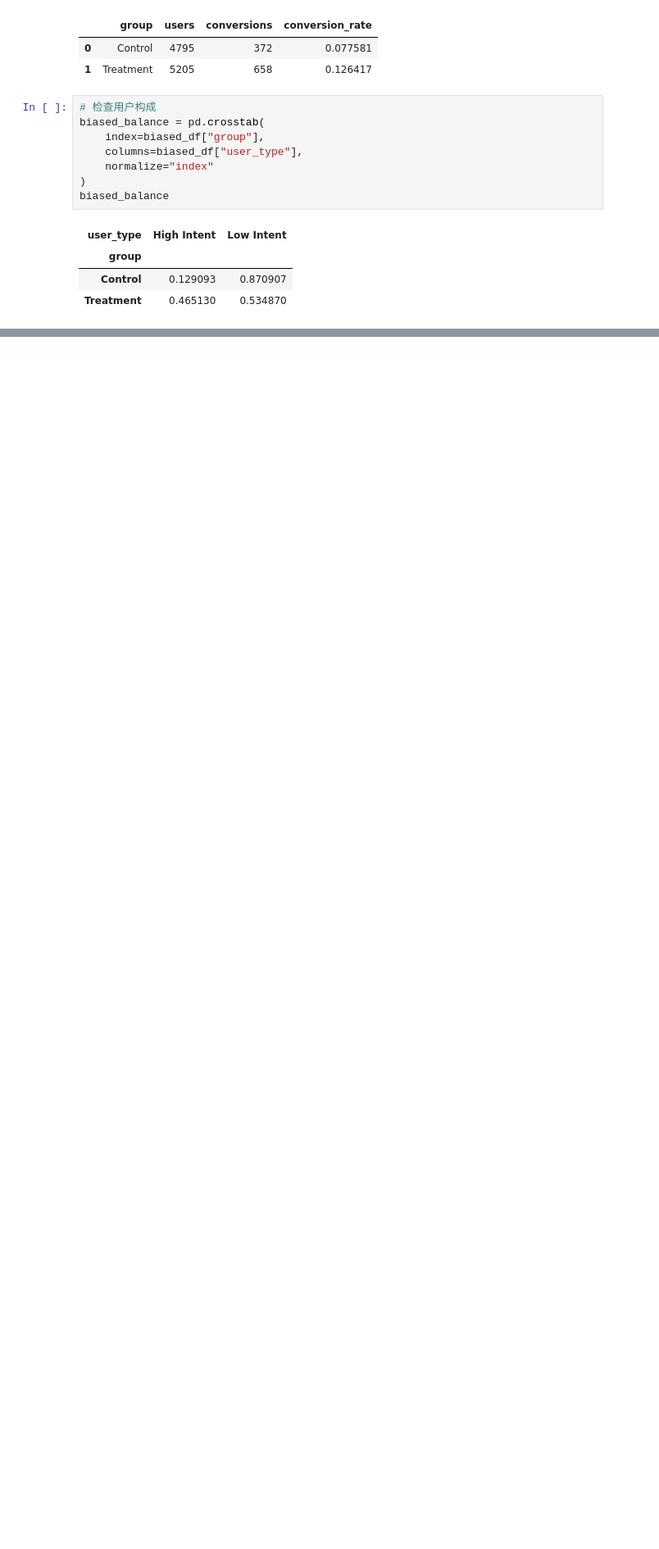
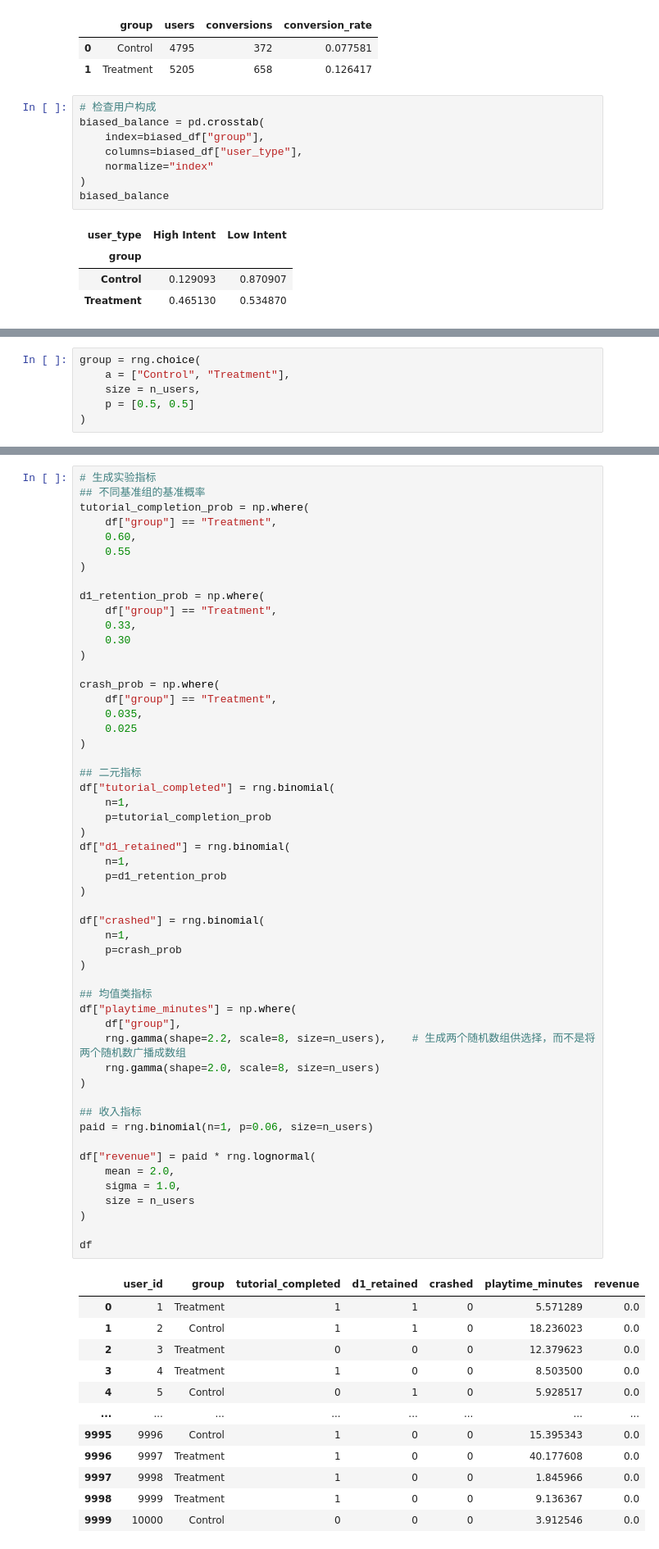
Before and after one commit to LizPink/AB-Testing, a Jupyter notebook: notebooks/01_ab_test_basic_concepts.ipynb, the cells around one changed output, grey strips where cells are left out. Shown at 82% size. Drawn from its saved outputs; the diff is of its cells as text; blank space fills up the shorter version.

```diff
--- a/notebooks/01_ab_test_basic_concepts.ipynb
+++ b/notebooks/01_ab_test_basic_concepts.ipynb
@@ -407,0 +531,6 @@ biased_balance
+# %%
+group = rng.choice(
+    a = ["Control", "Treatment"],
+    size = n_users,
+    p = [0.5, 0.5]
+)
@@ -407,0 +560,66 @@ biased_balance
+# %%
+# 生成实验指标
+## 不同基准组的基准概率
+tutorial_completion_prob = np.where(
+    df["group"] == "Treatment",
+    0.60,
+    0.55
+)
+
+d1_retention_prob = np.where(
+    df["group"] == "Treatment",
+    0.33,
+    0.30
+)
+
+crash_prob = np.where(
+    df["group"] == "Treatment",
+    0.035,
+    0.025
+)
+
+## 二元指标
+df["tutorial_completed"] = rng.binomial(
+    n=1,
+    p=tutorial_completion_prob
+)
+df["d1_retained"] = rng.binomial(
+    n=1,
+    p=d1_retention_prob
+)
+
+df["crashed"] = rng.binomial(
+    n=1,
+    p=crash_prob
+)
+
+## 均值类指标
+df["playtime_minutes"] = np.where(
+    df["group"],
+    rng.gamma(shape=2.2, scale=8, size=n_users),    # 生成两个随机数组供选择，而不是将两个随机数广播成数组
+    rng.gamma(shape=2.0, scale=8, size=n_users)
+)
+
+## 收入指标
+paid = rng.binomial(n=1, p=0.06, size=n_users)
+
+df["revenue"] = paid * rng.lognormal(
+    mean = 2.0,
+    sigma = 1.0,
+    size = n_users
+)
+
+df
+# %% [output]
+|  | user_id | group | tutorial_completed | d1_retained | crashed | playtime_minutes | revenue |
+| 0 | 1 | Treatment | 1 | 1 | 0 | 5.571289 | 0.0 |
+| 1 | 2 | Control | 1 | 1 | 0 | 18.236023 | 0.0 |
+| 2 | 3 | Treatment | 0 | 0 | 0 | 12.379623 | 0.0 |
+| 3 | 4 | Treatment | 1 | 0 | 0 | 8.503500 | 0.0 |
+| 4 | 5 | Control | 0 | 1 | 0 | 5.928517 | 0.0 |
+| ... | ... | ... | ... | ... | ... | ... | ... |
+| 9995 | 9996 | Control | 1 | 0 | 0 | 15.395343 | 0.0 |
+| 9996 | 9997 | Treatment | 1 | 0 | 0 | 40.177608 | 0.0 |
+| 9997 | 9998 | Treatment | 1 | 0 | 0 | 1.845966 | 0.0 |
+| 9998 | 9999 | Treatment | 1 | 0 | 0 | 9.136367 | 0.0 |
+| 9999 | 10000 | Control | 0 | 0 | 0 | 3.912546 | 0.0 |
```
Also changed, not shown: parts of 16 cells of this notebook, 2 other files.
